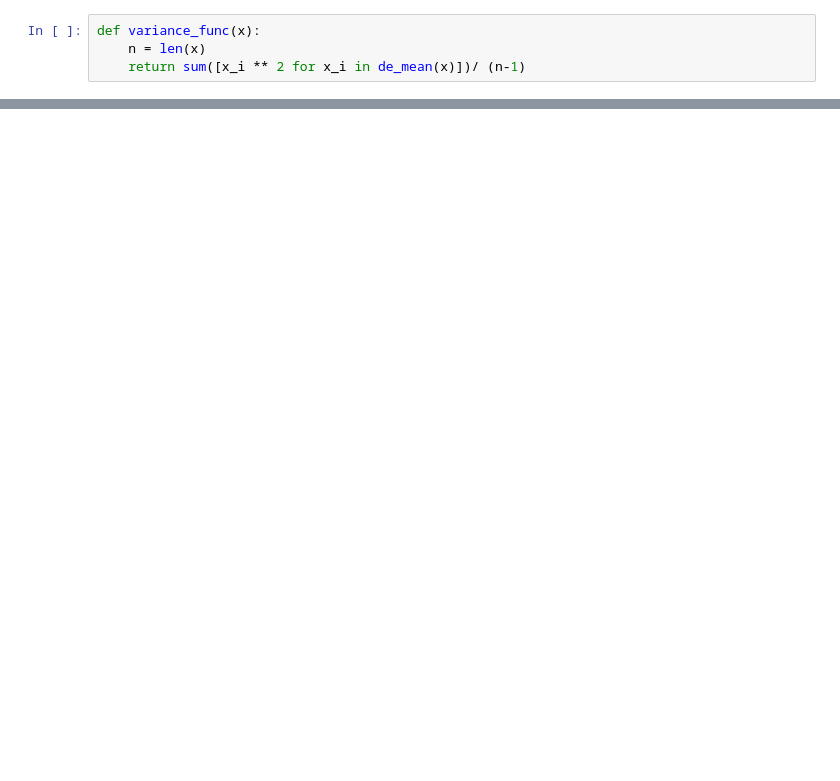
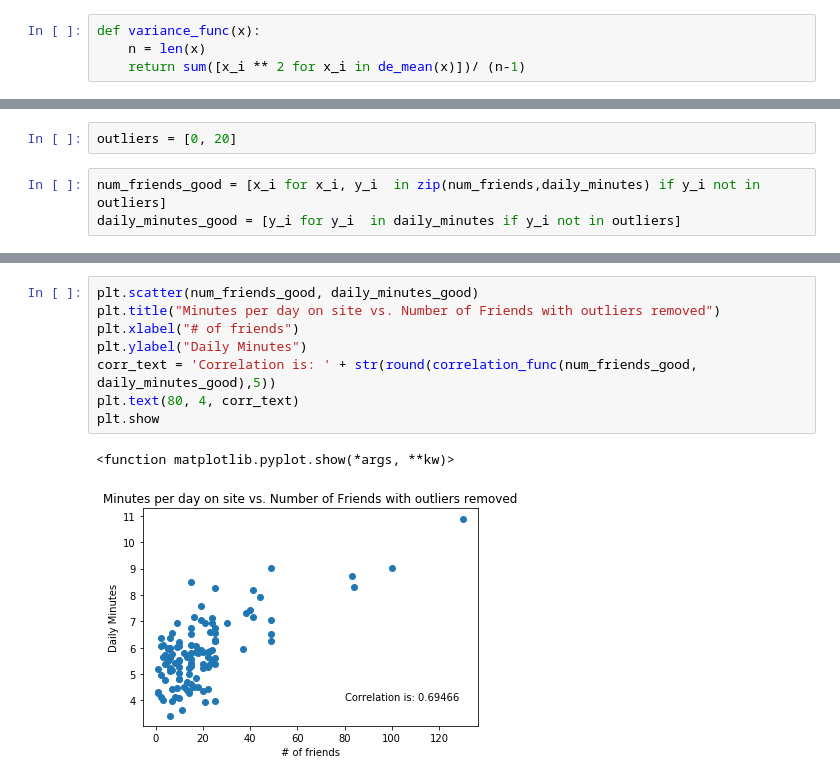
Before and after one commit to Mephastophilis/data-science-from-scratch-examples, a Jupyter notebook: Chapter-5-Statistics.ipynb, the cells around one changed output, grey strips where cells are left out. Drawn from its saved outputs; the diff is of its cells as text; blank space fills up the shorter version.

```diff
--- a/Chapter-5-Statistics.ipynb
+++ b/Chapter-5-Statistics.ipynb
@@ -149,0 +221,5 @@ statistics.variance(num_friends)
+# %%
+outliers = [0, 20]
+# %%
+num_friends_good = [x_i for x_i, y_i  in zip(num_friends,daily_minutes) if y_i not in outliers]
+daily_minutes_good = [y_i for y_i  in daily_minutes if y_i not in outliers]
@@ -149,0 +230,11 @@ statistics.variance(num_friends)
+# %%
+plt.scatter(num_friends_good, daily_minutes_good)
+plt.title("Minutes per day on site vs. Number of Friends with outliers removed")
+plt.xlabel("# of friends")
+plt.ylabel("Daily Minutes")
+corr_text = 'Correlation is: ' + str(round(correlation_func(num_friends_good, daily_minutes_good),5))
+plt.text(80, 4, corr_text)
+plt.show
+# %% [output]
+<function matplotlib.pyplot.show(*args, **kw)>
+[figure, added]
```
Also changed, not shown: parts of 33 cells of this notebook.
